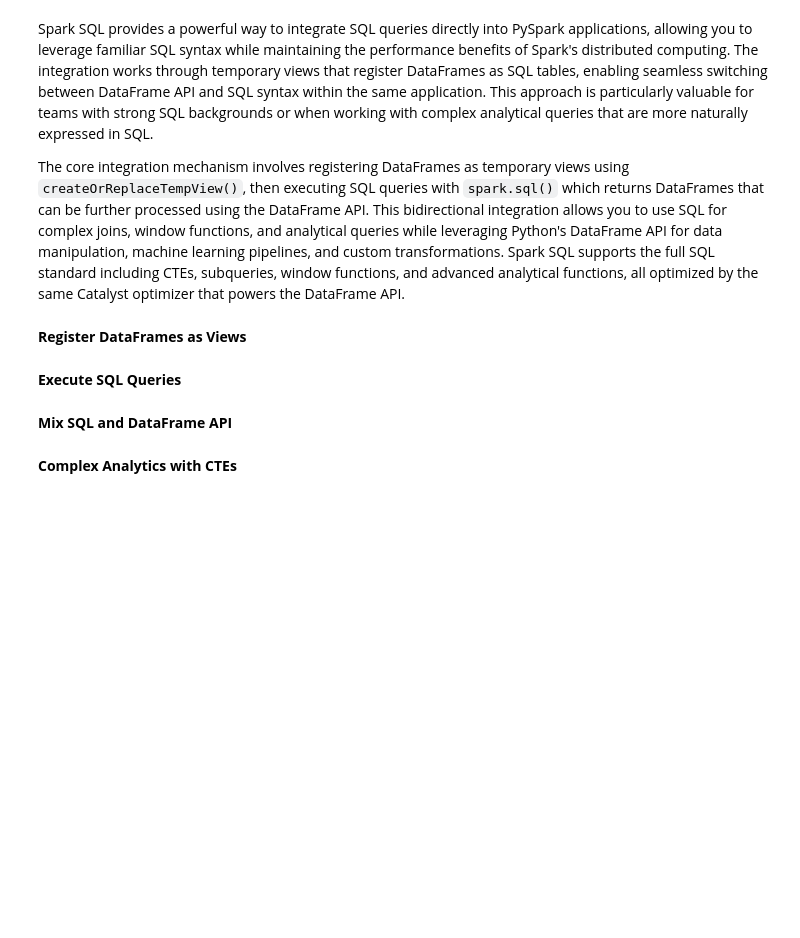
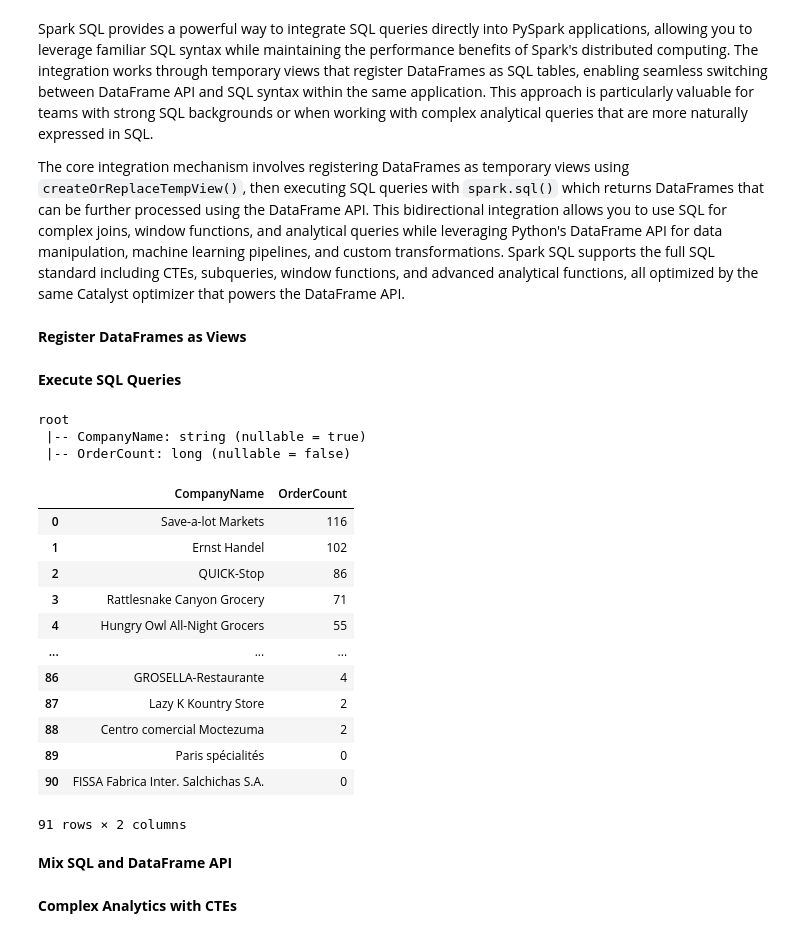
Before and after one commit to molnarai/SpecialTopicsInAnalytics, a Jupyter notebook: apache_spark/notebooks/01_PySparkEssentials.ipynb, the cells around one changed output. Saved outputs shown, nothing was run; the diff lists cells and outputs as text; code cells hidden in the pictures; blank space fills up the shorter version.

```diff
--- a/apache_spark/notebooks/01_PySparkEssentials.ipynb
+++ b/apache_spark/notebooks/01_PySparkEssentials.ipynb
@@ -666,12 +985,30 @@ orders.createOrReplaceTempView("orders")
 # %%
 result = spark.sql("""
     SELECT c.CompanyName, COUNT(o.OrderID) as OrderCount
     FROM customers c
     LEFT JOIN orders o ON c.CustomerID = o.CustomerID
     GROUP BY c.CompanyName
     ORDER BY OrderCount DESC
 """)
 result.printSchema()
+result.toPandas()
+# %% [output]
+root
+ |-- CompanyName: string (nullable = true)
+ |-- OrderCount: long (nullable = false)
+|  | CompanyName | OrderCount |
+| 0 | Save-a-lot Markets | 116 |
+| 1 | Ernst Handel | 102 |
+| 2 | QUICK-Stop | 86 |
+| 3 | Rattlesnake Canyon Grocery | 71 |
+| 4 | Hungry Owl All-Night Grocers | 55 |
+| ... | ... | ... |
+| 86 | GROSELLA-Restaurante | 4 |
+| 87 | Lazy K Kountry Store | 2 |
+| 88 | Centro comercial Moctezuma | 2 |
+| 89 | Paris spécialités | 0 |
+| 90 | FISSA Fabrica Inter. Salchichas S.A. | 0 |
+91 rows × 2 columns
 # %% [markdown]
 **Mix SQL and DataFrame API**
 # %%
```
Also changed, not shown: parts of 26 cells of this notebook, 1 other file.
